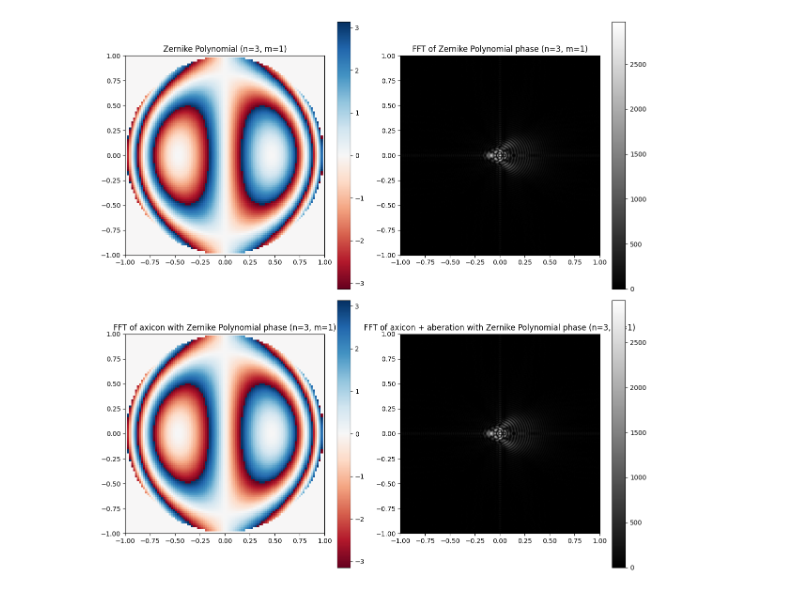
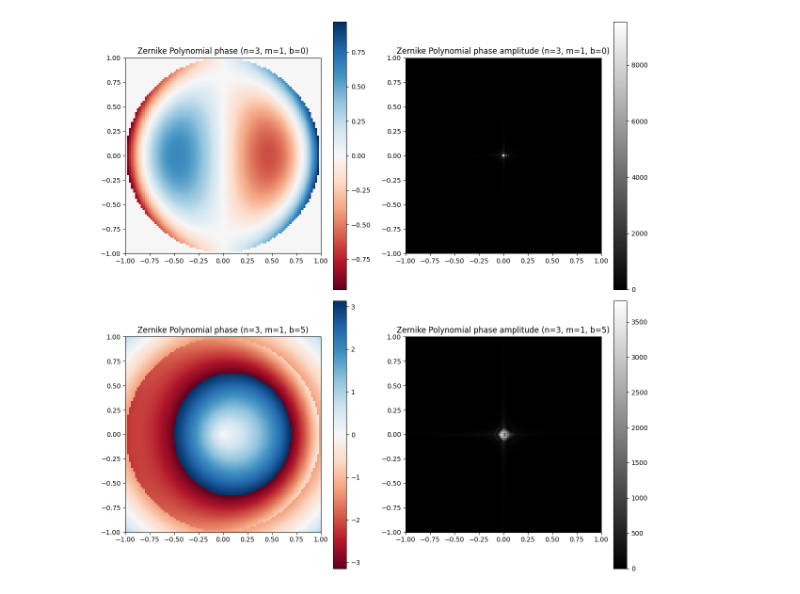
Before and after one commit to Dmitryser1/NIRMag, a Jupyter notebook: PlotBuild.ipynb, the cells around one changed output. Cells and saved outputs as stored; diff of their text form; code cells hidden in the pictures.

```diff
--- a/PlotBuild.ipynb
+++ b/PlotBuild.ipynb
@@ -66,39 +66,51 @@ def plot_zernike(n, m, a, b, grid_size=100):
     Z1 = np.exp(1j * a * Z)
 
     Z1a = np.exp(1j * (a * Z + b * np.sqrt(X ** 2 + Y ** 2)))
+
+    Zf = np.fft.fftshift(np.fft.fft2(Z, s=[1000, 1000]))
+
     Z1f = np.fft.fftshift(np.fft.fft2(Z1, s=[1000, 1000]))
 
-    Z1af = np.fft.fftshift(np.fft.fft2(Z1a, s=[1000, 1000]))
+    Z1af = np.fft.fftshift(np.fft.fft2(Z1a, s=[512, 512]))
 
   # Создание сетки 2x2 для отображения графиков
     fig, axs = plt.subplots(2, 2, figsize=(12, 12))
 
     # # График 1: Исходный полином Цернике
-    # img1 = axs[0, 0].imshow(Z, extent=(-1, 1, -1, 1), cmap='RdBu')
+    #img1 = plt.imshow(Z, extent=(-1, 1, -1, 1), cmap='RdBu')
+
+    # График 1: Фаза исходного поля
+
+    # img1 = axs[0, 0].imshow(abs(Z), extent=(-1, 1, -1, 1), cmap='RdBu')
     # axs[0, 0].set_title(f"Zernike Polynomial (n={n}, m={m})")
     # plt.colorbar(img1, ax=axs[0, 0])
-    # График 1: Фаза исходного поля
-    img1 = axs[0, 0].imshow(np.angle(Z1), extent=(-1, 1, -1, 1), cmap='RdBu')
-    axs[0, 0].set_title(f"Zernike Polynomial (n={n}, m={m})")
-    plt.colorbar(img1, ax=axs[0, 0])
 
-    # График 2: Фурье-преобразование исходного полинома
-    img2 = axs[0, 1].imshow(abs(Z1f), extent=(-1, 1, -1, 1), cmap='grey')
-    axs[0, 1].set_title(f"FFT of Zernike Polynomial phase (n={n}, m={m})")
-    plt.colorbar(img2, ax=axs[0, 1])
+    # # График 2: Фурье-преобразование исходного полинома
+    # img2 = axs[0, 1].imshow(abs(Zf), extent=(-1, 1, -1, 1), cmap='grey')
+    # axs[0, 1].set_title(f"Zernike Polynomial amplitude (n={n}, m={m})")
+    # plt.colorbar(img2, ax=axs[0, 1])
+
+        # График 3: Фазовая картина с наложением аксикона
+    img3 = axs[0, 0].imshow(np.angle(Z1), extent=(-1, 1, -1, 1), cmap='RdBu')
+    axs[0, 0].set_title(f"Zernike Polynomial phase (n={n}, m={m}, b=0)")
+    plt.colorbar(img3, ax=axs[0, 0])
+
+        # График 3: Фазовая картина с наложением аксикона
+    img4 = axs[0, 1].imshow(abs(Z1f), extent=(-1, 1, -1, 1), cmap='grey')
+    axs[0, 1].set_title(f"Zernike Polynomial phase amplitude (n={n}, m={m}, b=0)")
+    plt.colorbar(img4, ax=axs[0, 1])
 
     # График 3: Фазовая картина с наложением аксикона
     img3 = axs[1, 0].imshow(np.angle(Z1a), extent=(-1, 1, -1, 1), cmap='RdBu')
-    axs[1, 0].set_title(f"FFT of axicon with Zernike Polynomial phase (n={n}, m={m})")
+    axs[1, 0].set_title(f"Zernike Polynomial phase (n={n}, m={m}, b={b})")
     plt.colorbar(img3, ax=axs[1, 0])
 
         # График 3: Фазовая картина с наложением аксикона
     img4 = axs[1, 1].imshow(abs(Z1af), extent=(-1, 1, -1, 1), cmap='grey')
-    axs[1, 1].set_title(f"FFT of axicon + aberation with Zernike Polynomial phase (n={n}, m={m})")
+    axs[1, 1].set_title(f"Zernike Polynomial phase amplitude (n={n}, m={m}, b={b})")
     plt.colorbar(img4, ax=axs[1, 1])
 
-    plt.imsave(f'zernike_phase_n{n}_m{m}_a{a:.2f}_b{b:.2f}_aug.png', crop_center(abs(Z1f)), cmap='gray')
-    plt.imsave(f'zernike_aberration_n{n}_m{m}_a{a:.2f}_b{b:.2f}_aug.png', crop_center(abs(Z1af)), cmap='gray')
+    plt.imsave(f'TestImages/zernike_aberration_n{n}_m{m}_a{a:.2f}_b{b:.2f}_aug.png', crop_center(abs(Z1af)), cmap='gray')
 
     # Отображаем графики
     plt.tight_layout()
@@ -106,10 +118,10 @@ def plot_zernike(n, m, a, b, grid_size=100):
 # %%
 # Пример построения полинома Цернике
 #            n  m  a   b
-plot_zernike(3, 1, 10, 0) # Полином Цернике с порядками n=3, m=1
+plot_zernike(3, 1, 1, 5) # Полином Цернике с порядками n=3, m=1
 
 # Data set n, m, (a?) + augmentation, axicon
 # 2 -> 1, 4 -> 3 распознать типо
 # Распознать по fft => zernike
 # %% [output]
-[figure, old version]
+[figure, new version]
```
Also changed, not shown: 10 other files.
